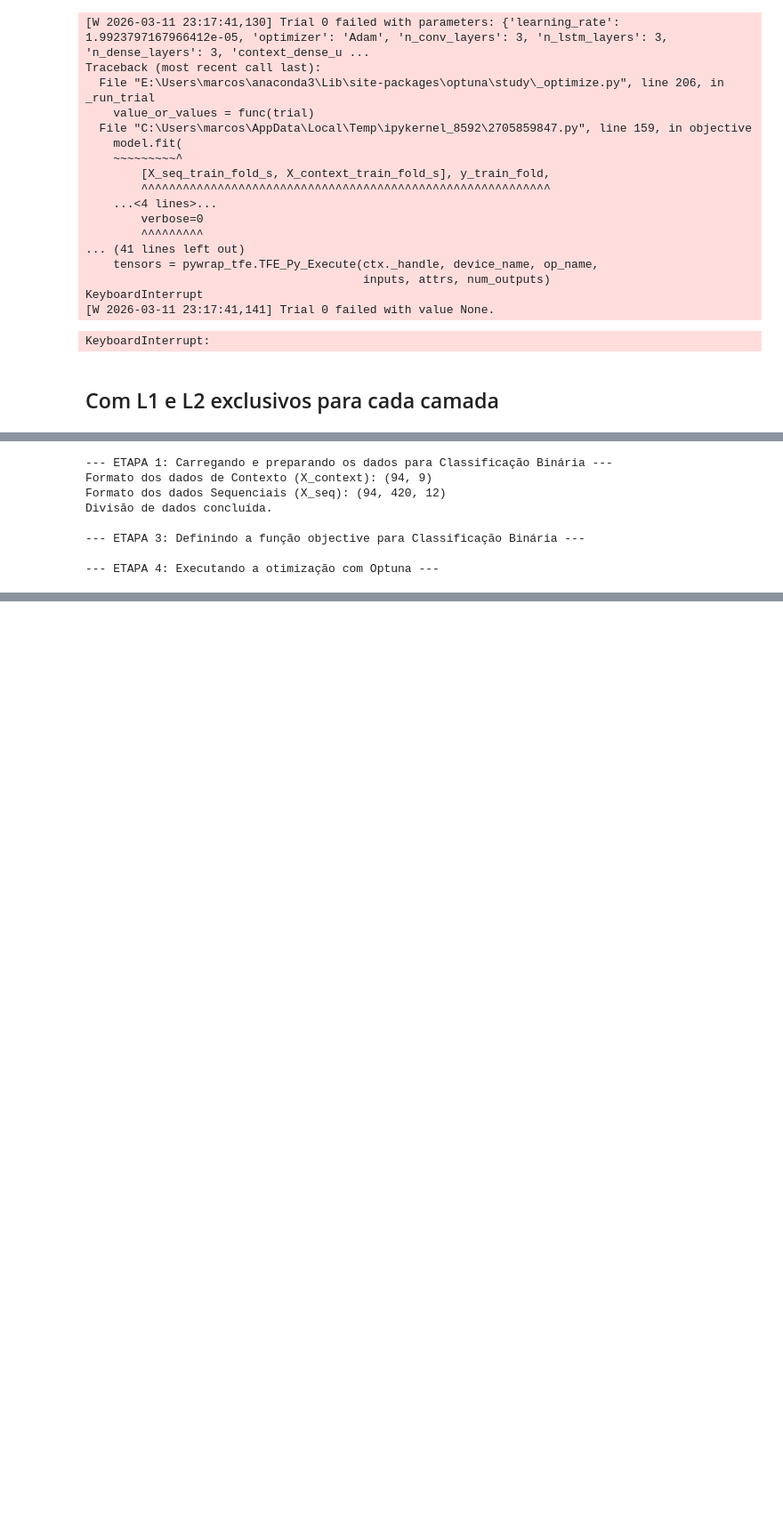
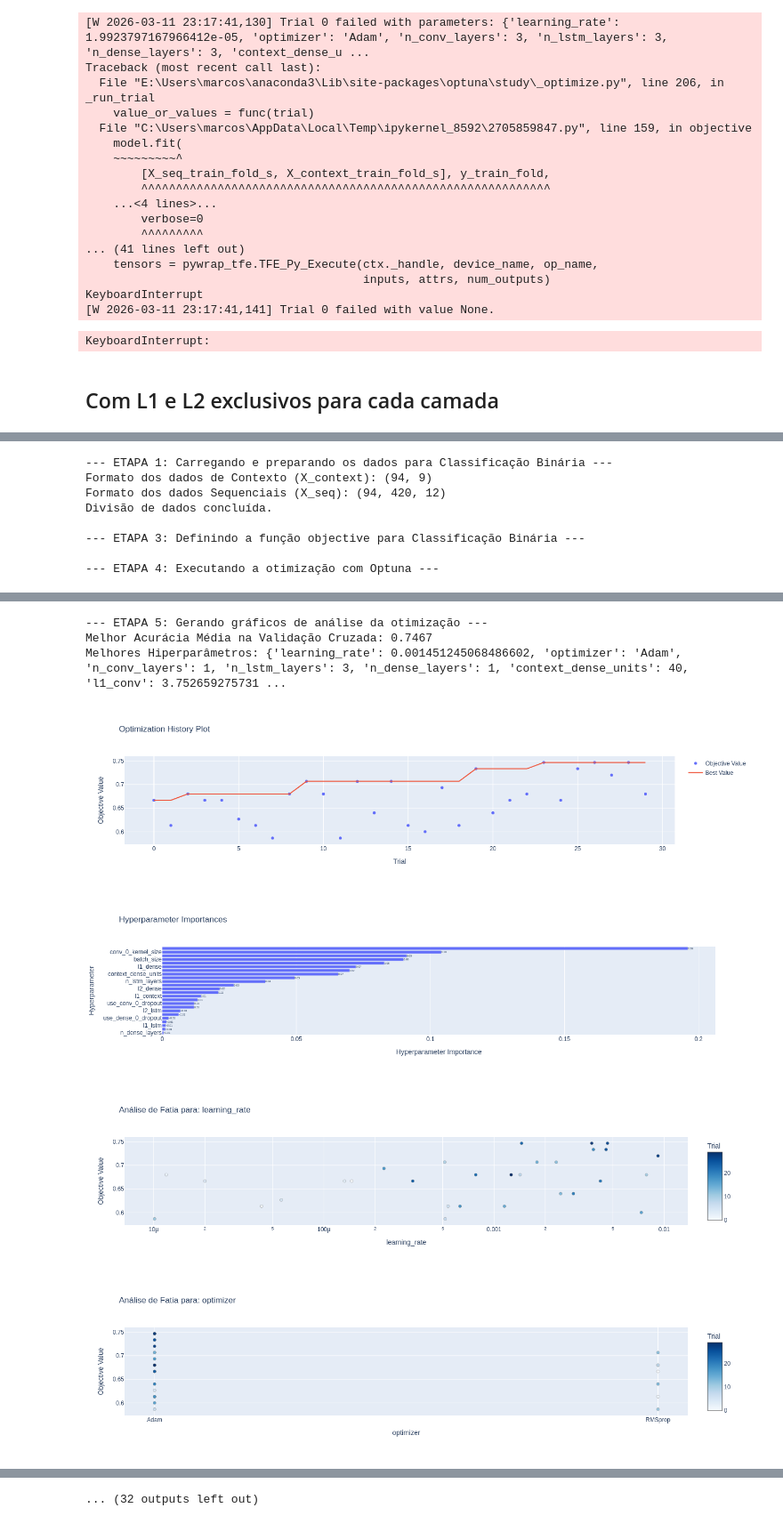
Before and after one commit to marcospontoexe/IA, a Jupyter notebook: predição do mini índice/CLASSIFICAÇÃO BINÁRIA/classificação binária.ipynb, the cells around one changed output, grey strips where cells are left out. Shown at 89% size. Cells and saved outputs as stored; diff of their text form; code cells hidden in the pictures; blank space fills up the shorter version.

```diff
--- a/predição do mini índice/CLASSIFICAÇÃO BINÁRIA/classificação binária.ipynb
+++ b/predição do mini índice/CLASSIFICAÇÃO BINÁRIA/classificação binária.ipynb
@@ -730,7 +730,7 @@ def objective(trial):
 print("\n--- ETAPA 4: Executando a otimização com Optuna ---")
 study = optuna.create_study(direction='maximize')
 ########################################
-study.optimize(objective, n_trials=100)
+study.optimize(objective, n_trials=30)
 
 # --- ETAPA 5: VISUALIZAÇÃO DOS RESULTADOS DA OTIMIZAÇÃO ---
 print("\n--- ETAPA 5: Gerando gráficos de análise da otimização ---")
@@ -804,0 +821,7 @@ Divisão de dados concluída.
+--- ETAPA 5: Gerando gráficos de análise da otimização ---
+Melhor Acurácia Média na Validação Cruzada: 0.7467
+Melhores Hiperparâmetros: {'learning_rate': 0.001451245068486602, 'optimizer': 'Adam', 'n_conv_layers': 1, 'n_lstm_layers': 3, 'n_dense_layers': 1, 'context_dense_units': 40, 'l1_conv': 3.752659275731 ...
+[figure, added]
+[figure, added]
+[figure, added]
+[figure, added]
@@ -804,0 +832 @@ Divisão de dados concluída.
+... (32 outputs left out)
```
Also changed, not shown: parts of 1 cell of this notebook.
